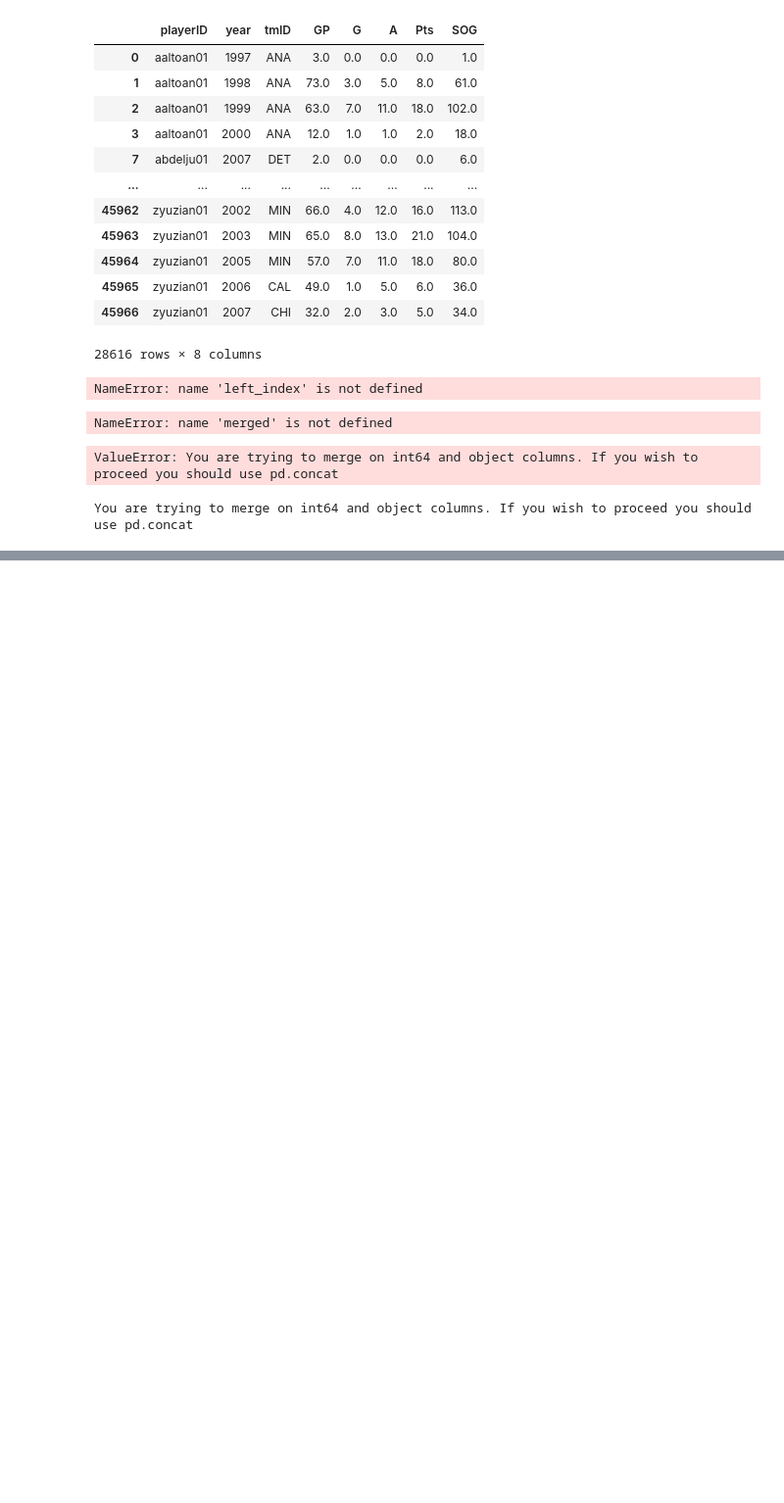
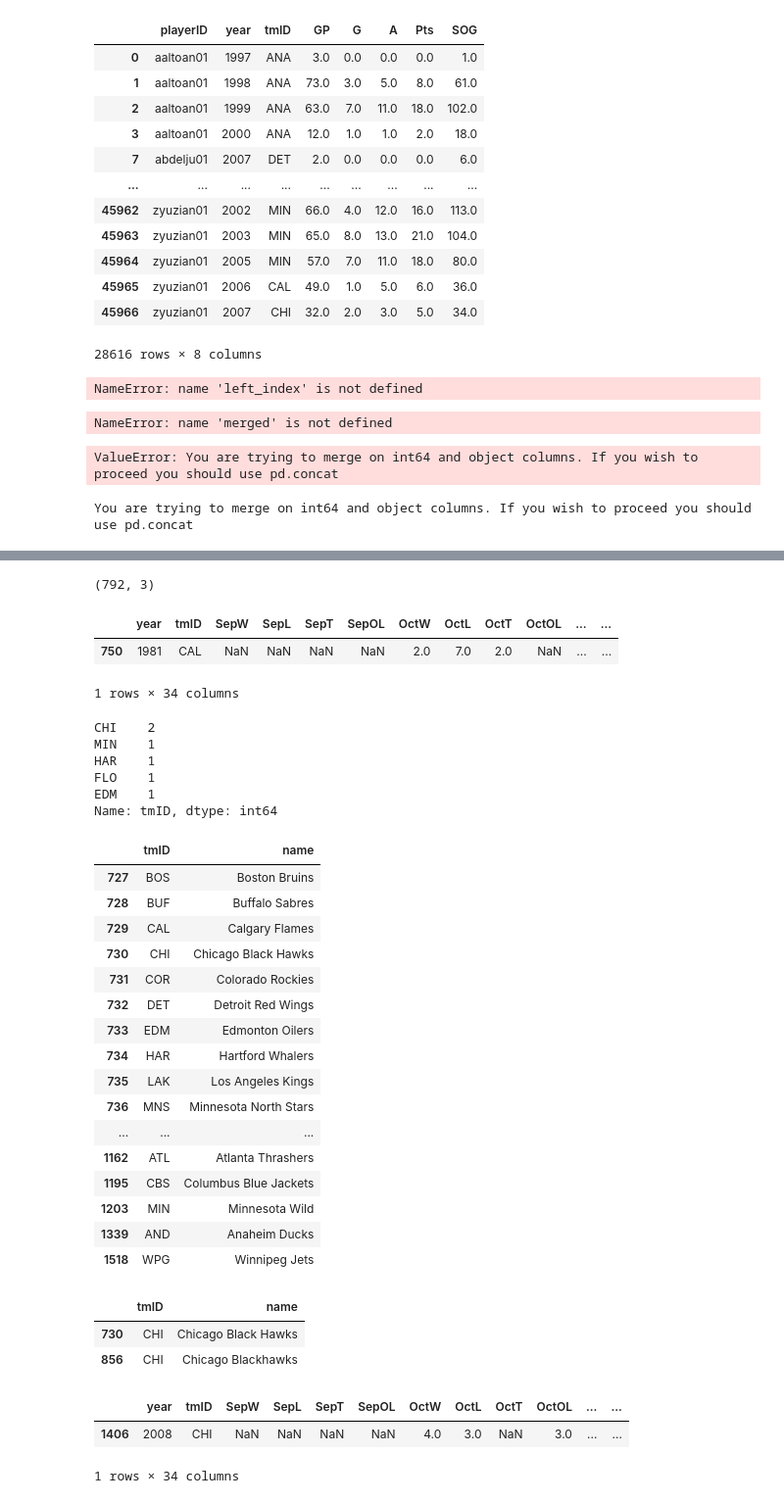
Before and after one commit to yaowenqiang/panda_playbook, a Jupyter notebook: advanced_pandas.ipynb, the cells around one changed output, grey strips where cells are left out. Shown at 98% size. Saved outputs shown, nothing was run; the diff lists cells and outputs as text; code cells hidden in the pictures; blank space fills up the shorter version.

```diff
--- a/advanced_pandas.ipynb
+++ b/advanced_pandas.ipynb
@@ -449,0 +540,55 @@ You are trying to merge on int64 and object columns. If you wish to proceed you
+# %%
+teams.shape
+# %% [output]
+(792, 3)
+# %%
+team_splits.sample()
+# %% [output]
+|  | year | tmID | SepW | SepL | SepT | SepOL | OctW | OctL | OctT | OctOL | ... | ... |
+| 750 | 1981 | CAL | NaN | NaN | NaN | NaN | 2.0 | 7.0 | 2.0 | NaN | ... | ... |
+1 rows × 34 columns
+# %%
+teams2 = teams[['tmID', 'name']]
+teams2 = teams2.drop_duplicates()
+teams2['tmID'].value_counts().head()
+# %% [output]
+CHI    2
+MIN    1
+HAR    1
+FLO    1
+EDM    1
+Name: tmID, dtype: int64
+# %%
+teams2
+# %% [output]
+|  | tmID | name |
+| 727 | BOS | Boston Bruins |
+| 728 | BUF | Buffalo Sabres |
+| 729 | CAL | Calgary Flames |
+| 730 | CHI | Chicago Black Hawks |
+| 731 | COR | Colorado Rockies |
+| 732 | DET | Detroit Red Wings |
+| 733 | EDM | Edmonton Oilers |
+| 734 | HAR | Hartford Whalers |
+| 735 | LAK | Los Angeles Kings |
+| 736 | MNS | Minnesota North Stars |
+| ... | ... | ... |
+| 1162 | ATL | Atlanta Thrashers |
+| 1195 | CBS | Columbus Blue Jackets |
+| 1203 | MIN | Minnesota Wild |
+| 1339 | AND | Anaheim Ducks |
+| 1518 | WPG | Winnipeg Jets |
+# %%
+teams2.loc[teams2['tmID'] == 'CHI']
+# %% [output]
+|  | tmID | name |
+| 730 | CHI | Chicago Black Hawks |
+| 856 | CHI | Chicago Blackhawks |
+# %%
+teams2 = teams2[teams2['tmID'] == 'CHI']
+teams_splits2 = team_splits[team_splits['tmID'] == 'CHI'].sample()
+teams_splits2
+# %% [output]
+|  | year | tmID | SepW | SepL | SepT | SepOL | OctW | OctL | OctT | OctOL | ... | ... |
+| 1406 | 2008 | CHI | NaN | NaN | NaN | NaN | 4.0 | 3.0 | NaN | 3.0 | ... | ... |
+1 rows × 34 columns
```
Also changed, not shown: parts of 18 cells of this notebook.
